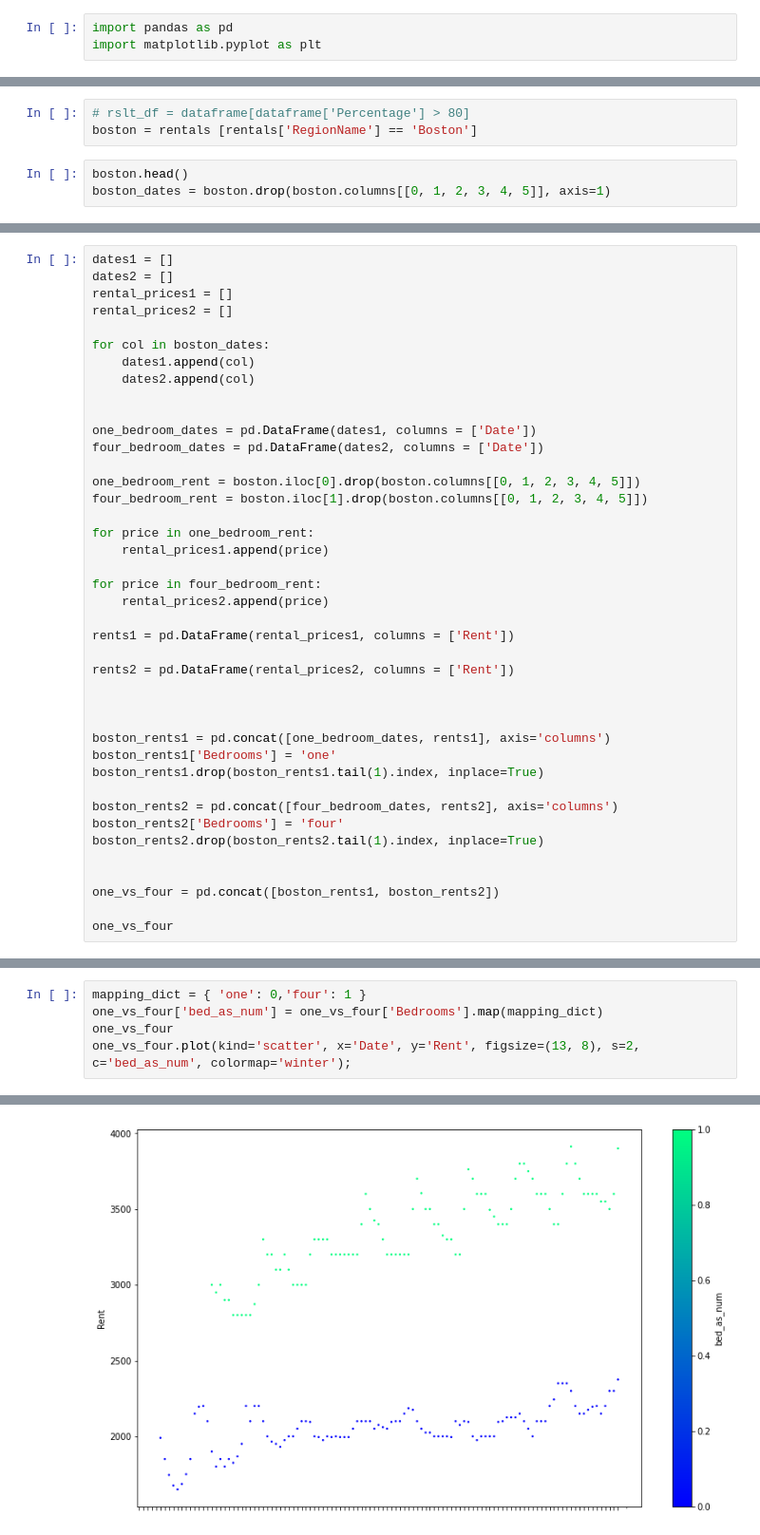
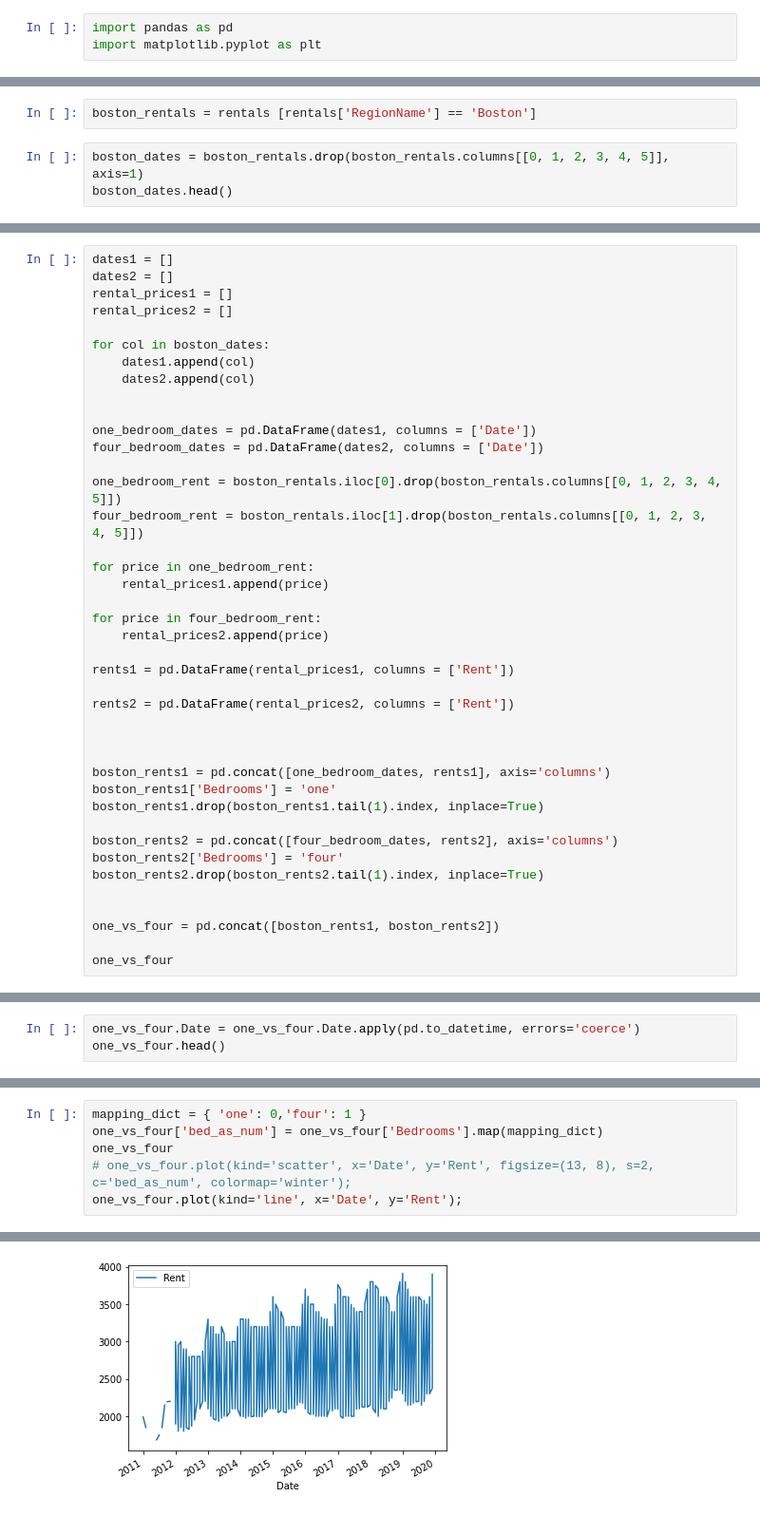
Before and after one commit to TabithaMaud/rental-analysis-final-project, a Jupyter notebook: report.ipynb, the cells around one changed output, grey strips where cells are left out. Shown at 95% size. Cells and saved outputs as stored; diff of their text form.

Commit message:
clean up data more and work on line graphs

```diff
--- a/report.ipynb
+++ b/report.ipynb
@@ -62,6 +77,5 @@ rentals.shape
 # %%
-# rslt_df = dataframe[dataframe['Percentage'] > 80]
-boston = rentals [rentals['RegionName'] == 'Boston']
+boston_rentals = rentals [rentals['RegionName'] == 'Boston']
 # %%
-boston.head()
-boston_dates = boston.drop(boston.columns[[0, 1, 2, 3, 4, 5]], axis=1)
+boston_dates = boston_rentals.drop(boston_rentals.columns[[0, 1, 2, 3, 4, 5]], axis=1)
+boston_dates.head()
@@ -79,8 +98,8 @@ for col in boston_dates:
 one_bedroom_dates = pd.DataFrame(dates1, columns = ['Date'])
 four_bedroom_dates = pd.DataFrame(dates2, columns = ['Date'])
 
-one_bedroom_rent = boston.iloc[0].drop(boston.columns[[0, 1, 2, 3, 4, 5]])
-four_bedroom_rent = boston.iloc[1].drop(boston.columns[[0, 1, 2, 3, 4, 5]])
+one_bedroom_rent = boston_rentals.iloc[0].drop(boston_rentals.columns[[0, 1, 2, 3, 4, 5]])
+four_bedroom_rent = boston_rentals.iloc[1].drop(boston_rentals.columns[[0, 1, 2, 3, 4, 5]])
 
 for price in one_bedroom_rent:
     rental_prices1.append(price)
@@ -122,0 +142,3 @@ one_vs_four
+# %%
+one_vs_four.Date = one_vs_four.Date.apply(pd.to_datetime, errors='coerce')
+one_vs_four.head()
@@ -124,5 +153,6 @@ one_vs_four
 mapping_dict = { 'one': 0,'four': 1 }
 one_vs_four['bed_as_num'] = one_vs_four['Bedrooms'].map(mapping_dict)
 one_vs_four
-one_vs_four.plot(kind='scatter', x='Date', y='Rent', figsize=(13, 8), s=2, c='bed_as_num', colormap='winter');
+# one_vs_four.plot(kind='scatter', x='Date', y='Rent', figsize=(13, 8), s=2, c='bed_as_num', colormap='winter');
+one_vs_four.plot(kind='line', x='Date', y='Rent');
 # %% [output]
@@ -131 +159 @@ The is_first_col function was deprecated in Matplotlib 3.4 and will be removed t
-[figure, old version]
+[figure, new version]
```
Also changed, not shown: parts of 17 cells of this notebook.
